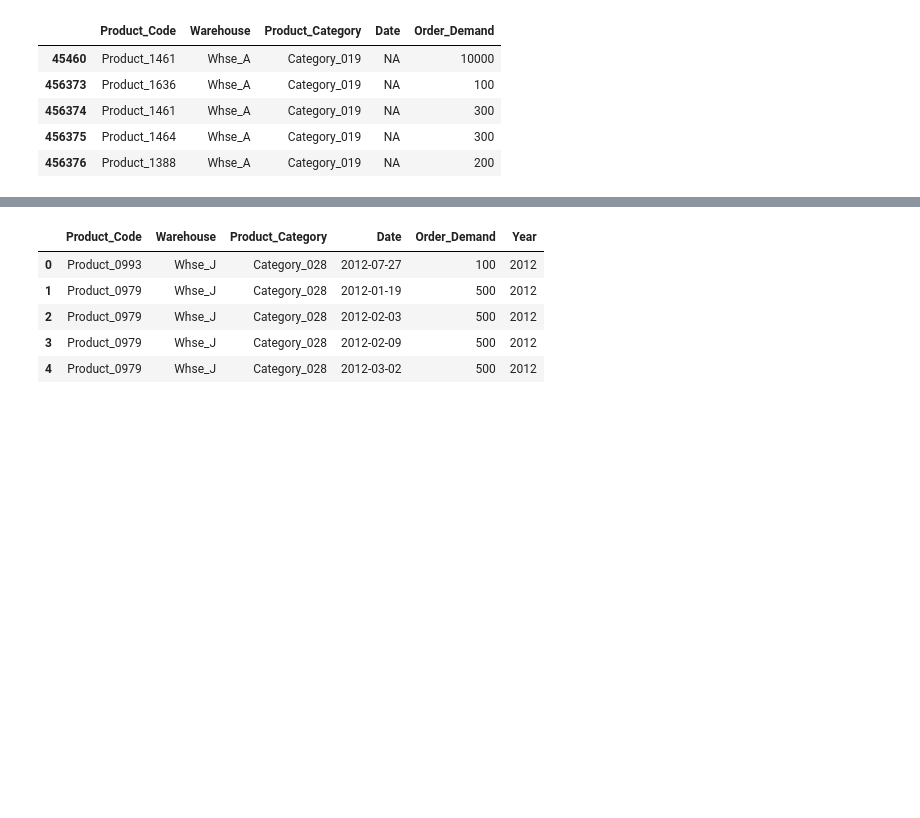
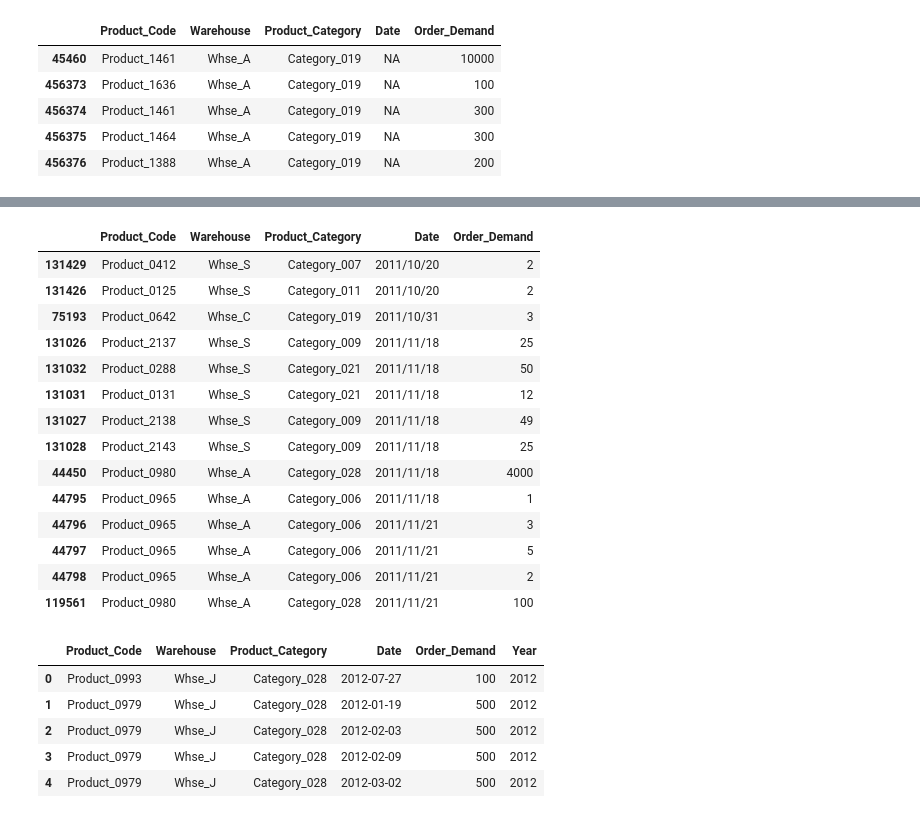
Before and after one commit to punpunjubu/Forecasts-for-Product-Demand, a Jupyter notebook: Product Demand.ipynb, the cells around one changed output, grey strips where cells are left out. Drawn from its saved outputs; the diff is of its cells as text; code cells hidden in the pictures; blank space fills up the shorter version.

```diff
--- a/Product Demand.ipynb
+++ b/Product Demand.ipynb
@@ -66,3 +84,25 @@ df = df.drop(df[df.Date == 'NA'].index)
+# %%
+df['Order_Demand'] = df['Order_Demand'].str.replace('(',"")
+df['Order_Demand'] = df['Order_Demand'].str.replace(')',"")
+df['Order_Demand'] = df['Order_Demand'].astype('int64')
+# %%
+df.sort_values('Date')[1:15]
+# %% [output]
+|  | Product_Code | Warehouse | Product_Category | Date | Order_Demand |
+| 131429 | Product_0412 | Whse_S | Category_007 | 2011/10/20 | 2 |
+| 131426 | Product_0125 | Whse_S | Category_011 | 2011/10/20 | 2 |
+| 75193 | Product_0642 | Whse_C | Category_019 | 2011/10/31 | 3 |
+| 131026 | Product_2137 | Whse_S | Category_009 | 2011/11/18 | 25 |
+| 131032 | Product_0288 | Whse_S | Category_021 | 2011/11/18 | 50 |
+| 131031 | Product_0131 | Whse_S | Category_021 | 2011/11/18 | 12 |
+| 131027 | Product_2138 | Whse_S | Category_009 | 2011/11/18 | 49 |
+| 131028 | Product_2143 | Whse_S | Category_009 | 2011/11/18 | 25 |
+| 44450 | Product_0980 | Whse_A | Category_028 | 2011/11/18 | 4000 |
+| 44795 | Product_0965 | Whse_A | Category_006 | 2011/11/18 | 1 |
+| 44796 | Product_0965 | Whse_A | Category_006 | 2011/11/21 | 3 |
+| 44797 | Product_0965 | Whse_A | Category_006 | 2011/11/21 | 5 |
+| 44798 | Product_0965 | Whse_A | Category_006 | 2011/11/21 | 2 |
+| 119561 | Product_0980 | Whse_A | Category_028 | 2011/11/21 | 100 |
 # %%
 df['Date'] = pd.to_datetime(df['Date'])
 df['Year'] = df['Date'].dt.year
```
Also changed, not shown: parts of 4 cells of this notebook.
